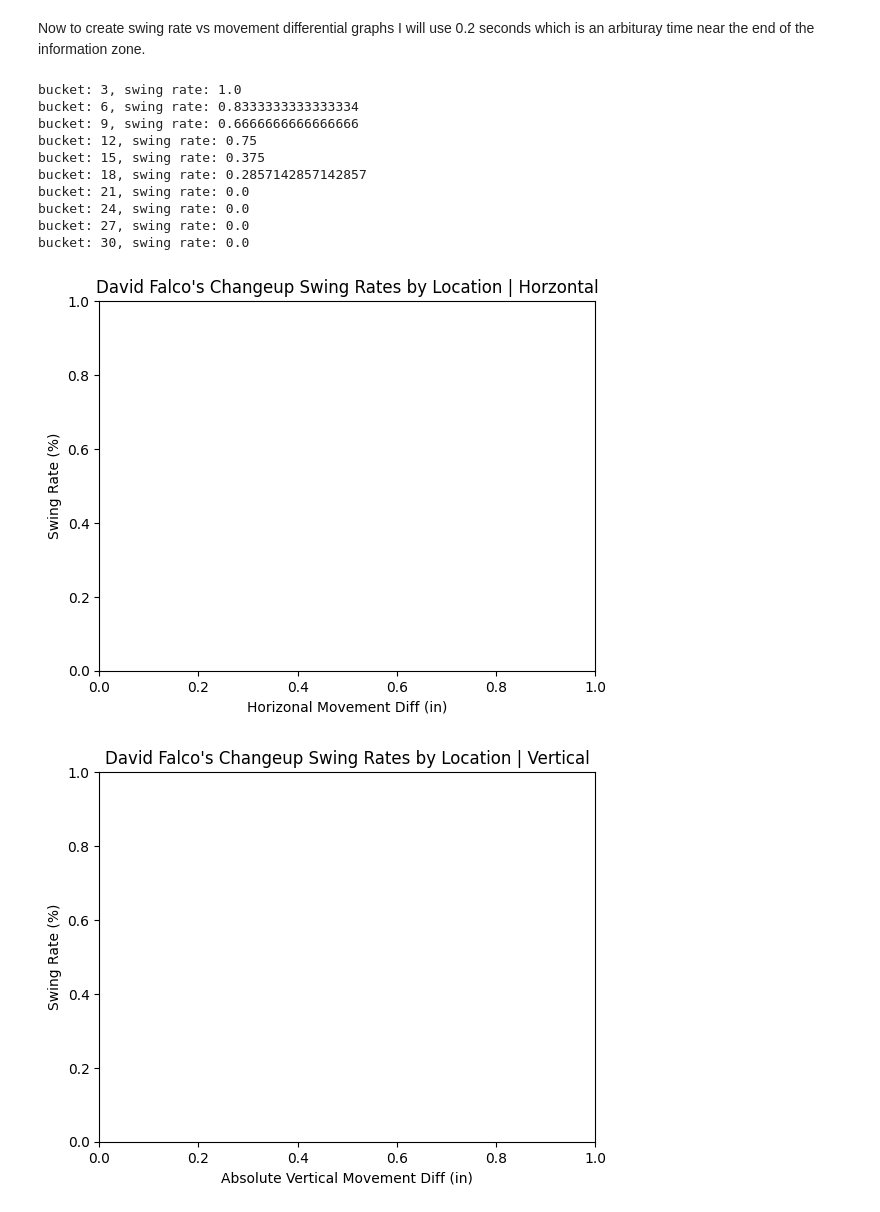
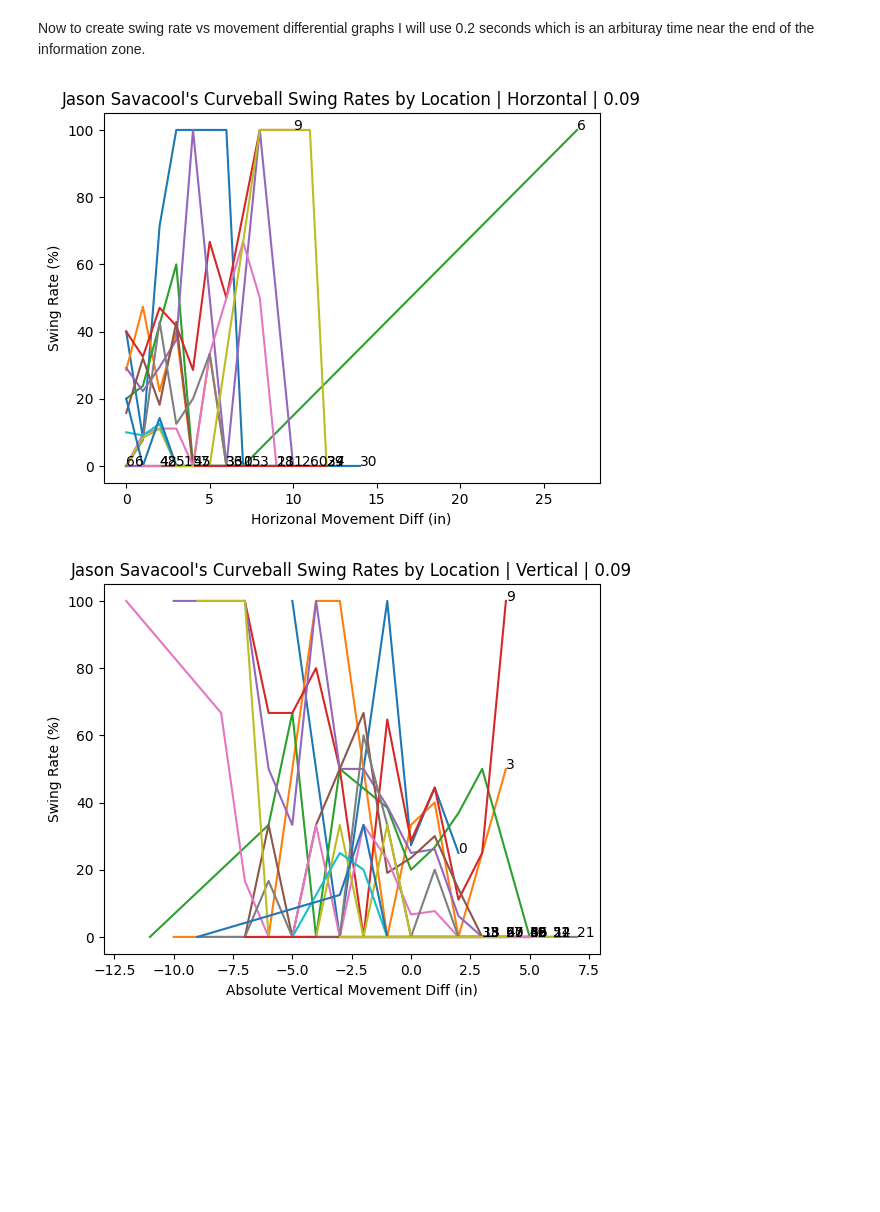
Before and after one commit to jlo039/Pitch-Movement-Synergy, a Jupyter notebook: Pitch_Movement_Synergy.ipynb, the cells around one changed output. Saved outputs shown, nothing was run; the diff lists cells and outputs as text; code cells hidden in the pictures; blank space fills up the shorter version.

Commit message:
added all files from master, swing rate plots work

```diff
--- a/Pitch_Movement_Synergy.ipynb
+++ b/Pitch_Movement_Synergy.ipynb
@@ -15,17 +23,11 @@ df['TimeTo0'] = df['RelSpeed'].apply(lambda x: 0.001988636 / x * 3600)
 # %%
-pitcher = 'David Falco'
+pitcher = 'Jason Savacool'
 pitcher_df = df.loc[df['Pitcher'] == pitcher]
 pitch_dfs = pitcher_df.groupby('TaggedPitchType')
 pitch_data = {}
 for pitch in pitch_dfs:
     # pitch_data[pitch[0]] = [pitch[1]['InducedVertBreak'].mean(), pitch[1]['pfxz'].mean(), pitch[1]['HorzBreak'].mean(), pitch[1]['pfxx'].mean(), pitch[1]['TimeToPlate'].mean(), pitch[1]['TimeTopf'].mean()]
-    startSide = pitch[1]['RelSide'].mean() * 12
-    startHeight = pitch[1]['RelHeight'].mean() * 12
-    midSide  = -pitch[1]['x0'].mean() * 12
-    midHeight = pitch[1]['z0'].mean() * 12
-    endSide = pitch[1]['PlateLocSide'].mean() * 12
-    endHeight = pitch[1]['PlateLocHeight'].mean() * 12
-    pitch_data[pitch[0]] = [endHeight-startHeight, midHeight-startHeight, abs(endSide-startSide), abs(midSide-startSide), pitch[1]['TimeToPlate'].mean(), pitch[1]['TimeTo0'].mean()]
+    pitch_data[pitch[0]] = [pitch[1]['vertDiffEnd'].mean(), pitch[1]['vertDiff0'].mean(), pitch[1]['horzDiffEnd'].mean(), pitch[1]['horzDiff0'].mean(), pitch[1]['TimeToPlate'].mean(), pitch[1]['TimeTo0'].mean()]
 # %% [markdown]
 Now I can create a graph that compares each pitch's movement to see any synergy.
 # %%
@@ -80,6 +82,7 @@ def locToBucket(height, side):
 # %%
 # get rid of pitches that did not get their location recorded
 df2 = df.dropna(subset= ['PlateLocHeight', 'PlateLocSide']).copy(deep= True)
+df2.reset_index(inplace= True)
 
 # create a new column which has the location bucket of each pitch, which is the distance from the center of the strike zone
 df2['locBucket'] = df2.apply(lambda row: locToBucket(12 * row.PlateLocHeight, 12 * row.PlateLocSide), axis= 1)
@@ -89,43 +92,68 @@ df2['swing?'] = df2['PitchCall'].apply(lambda x: x == 'StrikeSwinging' or x == '
 # %% [markdown]
 Now to create swing rate vs movement differential graphs I will use 0.2 seconds which is an arbituray time near the end of the information zone.
 # %%
+# baseline is the movement of four-seam
+fsHorzMvmnt = df2.loc[df2['TaggedPitchType'] == 'Four-Seam']['horzDiff0'].mean()
+fsVertMvmnt = df2.loc[df2['TaggedPitchType'] == 'Four-Seam']['vertDiff0'].mean()
+
+# round the movement diffs at 50ft for plotting
+df2['wholeHorzDiff0'] = round(df2['horzDiff0'])
+df2['wholeVertDiff0'] = round(df2['vertDiff0'])
+
+# plot!
 for k in pitch_data:
     if k != 'Four-Seam':
         # clear last pitch's graph
         plt.close()
 
         # set up next ptch horizonal break graph
-        plt.title(f'{pitcher}\'s {k} Swing Rates by Location | Horzontal')
+        time = pitch_data[k][5]
+        plt.title(f'{pitcher}\'s {k} Swing Rates by Location | Horzontal | {round(time, 2)}')
         plt.ylabel('Swing Rate (%)')
         plt.xlabel('Horizonal Movement Diff (in)')
 
-        # baseline is the horz movement of four-seam
-        pitch_df = df2.loc[df['TaggedPitchType'] == k]
+        pitch_df = df2.loc[df2['TaggedPitchType'] == k]
         bucket_dfs = pitch_df.groupby('locBucket')
         for bucket in bucket_dfs:
-            temp = bucket[1]['swing?'].mean()
-            print(f'bucket: {bucket[0]}, swing rate: {temp}')
+            x_vals = []
+            y_vals = []
+            bucketVal = bucket[0]
+            bucket_df = bucket[1]
+            diff_dfs = bucket_df.groupby('wholeHorzDiff0')
+            for diff in diff_dfs:
+                diffVal = diff[0]
+                diff_df = diff[1]
+                x_vals.append(diffVal)
+                y_vals.append(diff_df['swing?'].mean() * 100)
+            plt.plot(x_vals, y_vals, label= k)
+            plt.text(x_vals[-1], y_vals[-1], bucketVal)
 
         plt.show()
         plt.close()
 
         # set up next ptch vertical break graph
-        plt.title(f'{pitcher}\'s {k} Swing Rates by Location | Vertical')
+        plt.title(f'{pitcher}\'s {k} Swing Rates by Location | Vertical | {round(time, 2)}')
         plt.ylabel('Swing Rate (%)')
         plt.xlabel('Absolute Vertical Movement Diff (in)')
 
+        pitch_df = df2.loc[df2['TaggedPitchType'] == k]
+        bucket_dfs = pitch_df.groupby('locBucket')
+        for bucket in bucket_dfs:
+            x_vals = []
+            y_vals = []
+            bucketVal = bucket[0]
+            bucket_df = bucket[1]
+            diff_dfs = bucket_df.groupby('wholeVertDiff0')
+            for diff in diff_dfs:
+                diffVal = diff[0]
+                diff_df = diff[1]
+                x_vals.append(diffVal)
+                y_vals.append(diff_df['swing?'].mean() * 100)
+            plt.plot(x_vals, y_vals, label= k)
+            plt.text(x_vals[-1], y_vals[-1], bucketVal)
+
 
         plt.show()
 # %% [output]
-bucket: 3, swing rate: 1.0
-bucket: 6, swing rate: 0.8333333333333334
-bucket: 9, swing rate: 0.6666666666666666
-bucket: 12, swing rate: 0.75
-bucket: 15, swing rate: 0.375
-bucket: 18, swing rate: 0.2857142857142857
-bucket: 21, swing rate: 0.0
-bucket: 24, swing rate: 0.0
-bucket: 27, swing rate: 0.0
-bucket: 30, swing rate: 0.0
-[figure, old version]
+[figure, new version]
-[figure, old version]
+[figure, new version]
```
Also changed, not shown: parts of 6 cells of this notebook, 38 other files.
